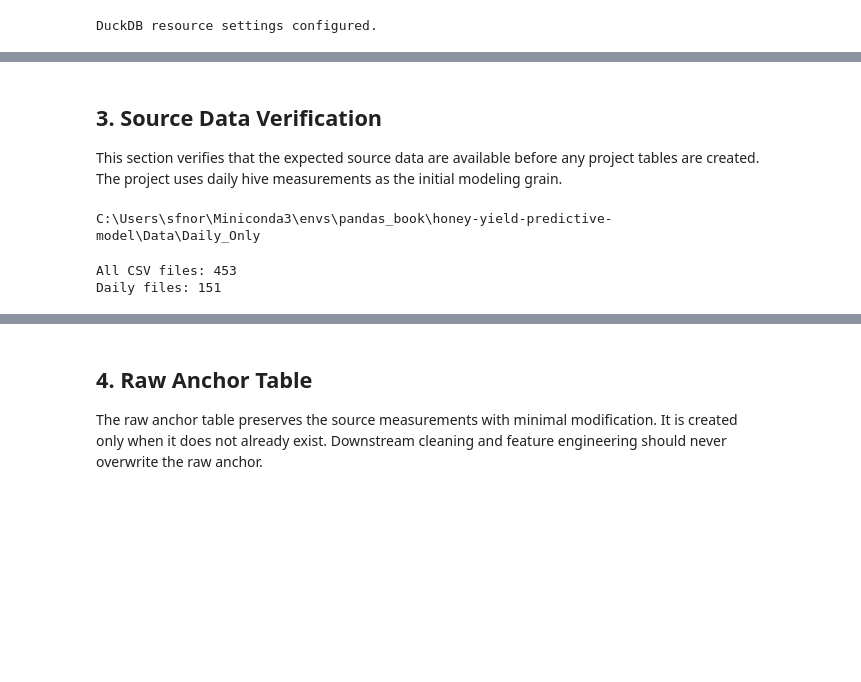
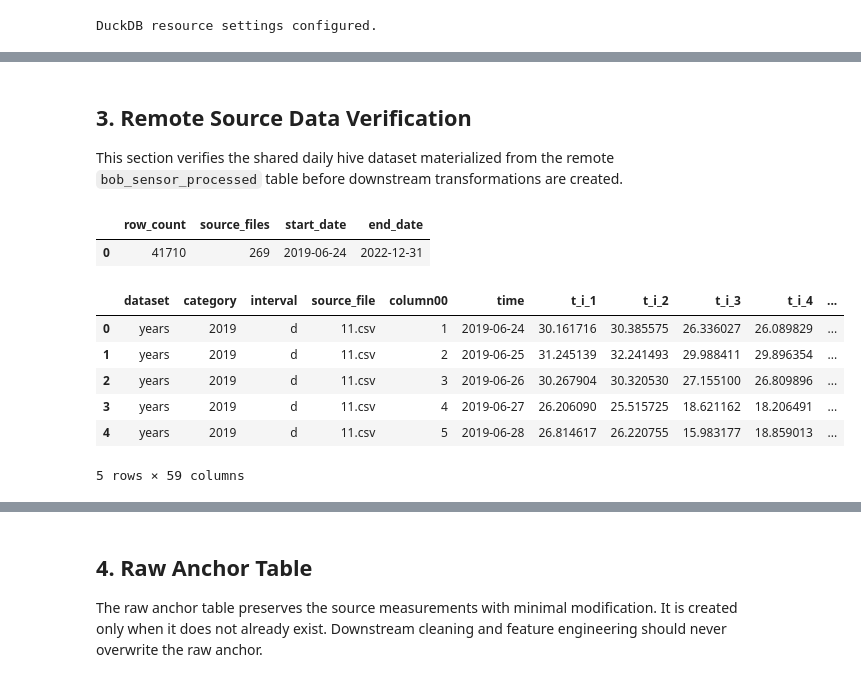
Before and after one commit to stephfn/honey-yield-predictive-model, a Jupyter notebook: Stephanie_Work/Honey_Project_Pipeline.ipynb, the cells around one changed output, grey strips where cells are left out. Drawn from its saved outputs; the diff is of its cells as text; code cells hidden in the pictures; blank space fills up the shorter version.

```diff
--- a/Stephanie_Work/Honey_Project_Pipeline.ipynb
+++ b/Stephanie_Work/Honey_Project_Pipeline.ipynb
@@ -112,29 +198,33 @@ SHOW TABLES;
 # %% [markdown]
-## 3. Source Data Verification
+## 3. Remote Source Data Verification
 
-This section verifies that the expected source data are available before any project tables are created. The project uses daily hive measurements as the initial modeling grain.
+This section verifies the shared daily hive dataset materialized from the remote `bob_sensor_processed` table before downstream transformations are created.
 # %%
-daily_data_dir = data_dir / "Daily_Only"
+source_check = con.execute("""
+SELECT
+    COUNT(*) AS row_count,
+    COUNT(DISTINCT source_file) AS source_files,
+    MIN(CAST(time AS DATE)) AS start_date,
+    MAX(CAST(time AS DATE)) AS end_date
+FROM bob_sensor_source
+""").df()
 
-print(daily_data_dir)
+source_check
 # %% [output]
-C:\Users\sfnor\Miniconda3\envs\pandas_book\honey-yield-predictive-model\Data\Daily_Only
+|  | row_count | source_files | start_date | end_date |
+| 0 | 41710 | 269 | 2019-06-24 | 2022-12-31 |
-# %%
-import re
-
-all_csv_files = list(daily_data_dir.rglob("*.csv"))
-
-daily_csv_files = [
-    file
-    for file in all_csv_files
-    if re.search(
-        r"/\d{4}_d/[^/]+\.csv$",
-        file.as_posix()
-    )
-]
-
-print(f"All CSV files: {len(all_csv_files):,}")
-print(f"Daily files: {len(daily_csv_files):,}")
-# %% [output]
-All CSV files: 453
-Daily files: 151
+# %%
+con.execute("""
+SELECT *
+FROM bob_sensor_source
+ORDER BY time, source_file
+LIMIT 5
+""").df()
+# %% [output]
+|  | dataset | category | interval | source_file | column00 | time | t_i_1 | t_i_2 | t_i_3 | t_i_4 | ... |
+| 0 | years | 2019 | d | 11.csv | 1 | 2019-06-24 | 30.161716 | 30.385575 | 26.336027 | 26.089829 | ... |
+| 1 | years | 2019 | d | 11.csv | 2 | 2019-06-25 | 31.245139 | 32.241493 | 29.988411 | 29.896354 | ... |
+| 2 | years | 2019 | d | 11.csv | 3 | 2019-06-26 | 30.267904 | 30.320530 | 27.155100 | 26.809896 | ... |
+| 3 | years | 2019 | d | 11.csv | 4 | 2019-06-27 | 26.206090 | 25.515725 | 18.621162 | 18.206491 | ... |
+| 4 | years | 2019 | d | 11.csv | 5 | 2019-06-28 | 26.814617 | 26.220755 | 15.983177 | 18.859013 | ... |
+5 rows × 59 columns
```
Also changed, not shown: parts of 48 cells of this notebook, 2 other files.
